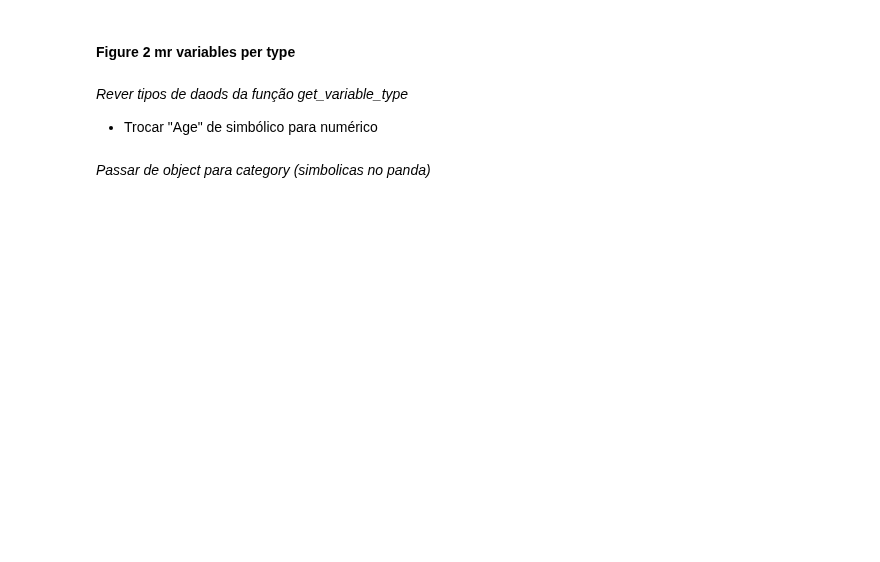
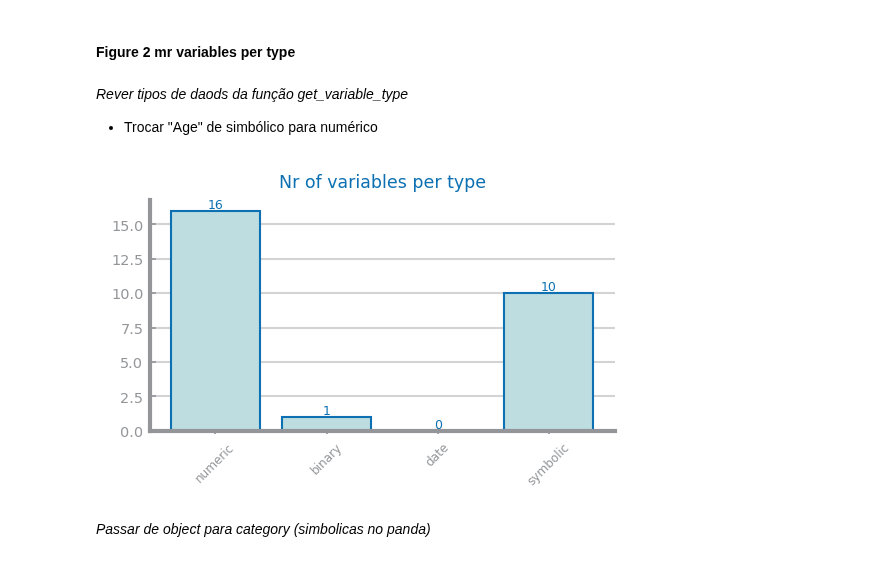
Before and after one commit to franciscoAbreuTecnico/Data-Science-IST, a Jupyter notebook: dataset_services/francisco.ipynb, the cells around one changed output. Cells and saved outputs as stored; diff of their text form; code cells hidden in the pictures; blank space fills up the shorter version.

```diff
--- a/dataset_services/francisco.ipynb
+++ b/dataset_services/francisco.ipynb
@@ -95,18 +97,20 @@ df.dtypes
 # %%
 from dslabs_functions import get_variable_types
 
 variable_types: dict[str, list] = get_variable_types(df)
 
 counts: dict[str, int] = {}
 for tp in variable_types.keys():
     counts[tp] = len(variable_types[tp])
 
 figure(figsize=(4, 2))
 plot_bar_chart(
     list(counts.keys()), list(counts.values()), title="Nr of variables per type"
 )
-savefig(f"images/dim_dist/fig_2_variable_types.png")
+savefig(f"images/dim_dist/fig_2_variable_types.png", bbox_inches='tight')
 show()
+# %% [output]
+[figure, added]
 # %% [markdown]
 *Passar de object para category (simbolicas no panda)*
 # %%
```
Also changed, not shown: parts of 11 cells of this notebook, 7 other files.
